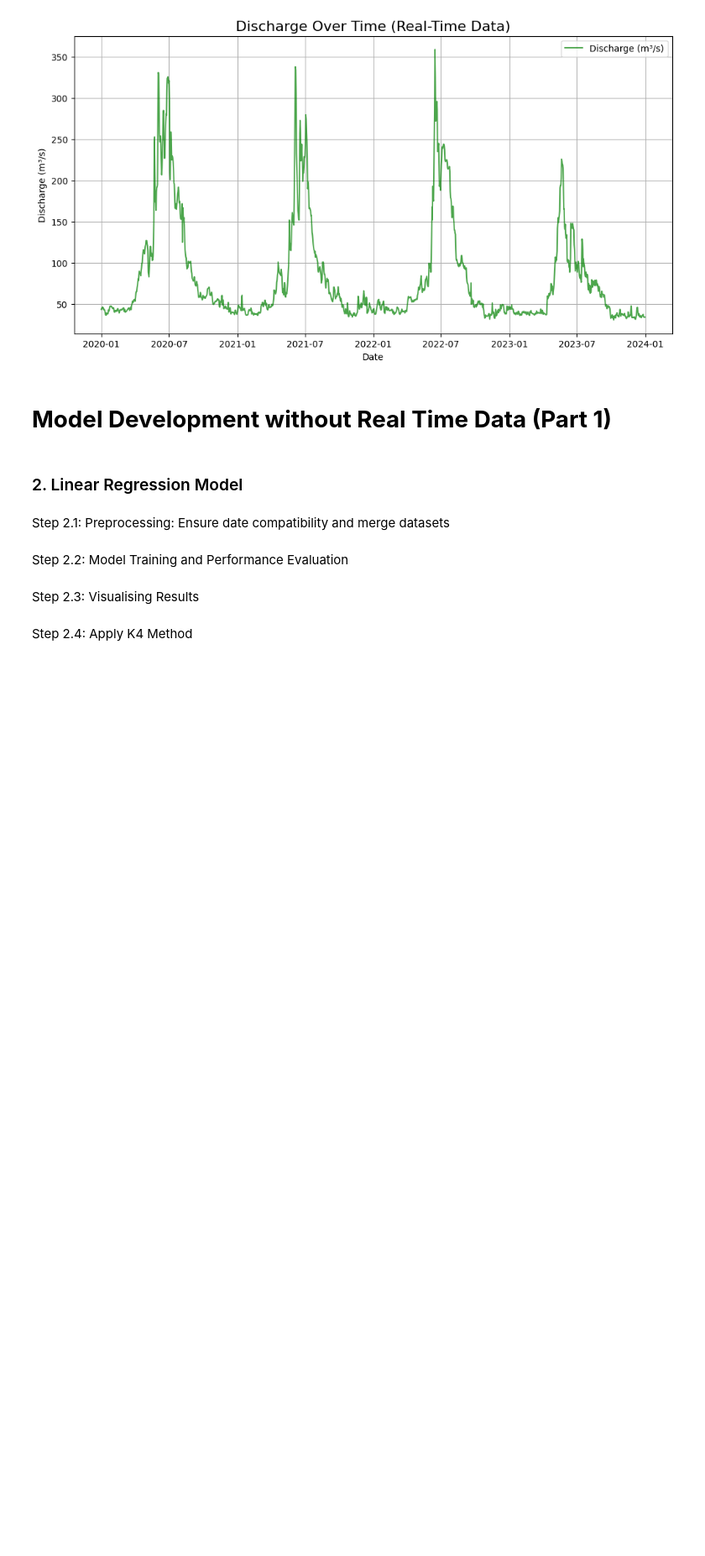
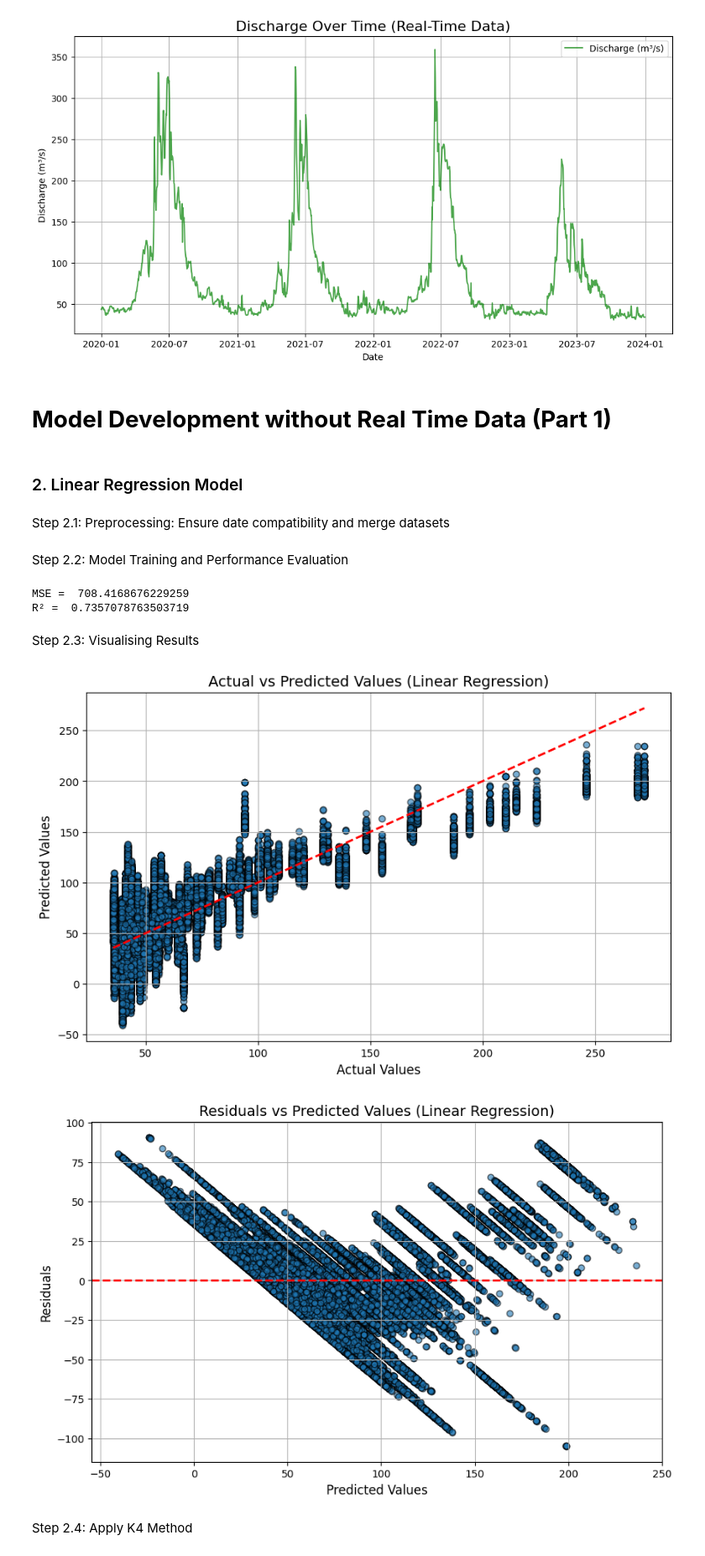
Before and after one commit to Urusha-Bajracharya3950/Engg680_Digital_Engineering_Project_Group_5, a Jupyter notebook: Model_Development/Group_Project.ipynb, the cells around one changed output. Shown at 84% size. Drawn from its saved outputs; the diff is of its cells as text; code cells hidden in the pictures; blank space fills up the shorter version.

```diff
--- a/Model_Development/Group_Project.ipynb
+++ b/Model_Development/Group_Project.ipynb
@@ -202,6 +235,50 @@ Step 2.1: Preprocessing: Ensure date compatibility and merge datasets
 # %% [markdown]
 Step 2.2: Model Training and Performance Evaluation
+# %%
+rf_model_optimized = LinearRegression()
+rf_model_optimized.fit(X_train, y_train)
+
+# Predict on the test set
+y_pred_optimized = rf_model_optimized.predict(X_test)
+
+# Evaluate the model's performance
+mse_optimized = mean_squared_error(y_test, y_pred_optimized)
+r2_optimized = r2_score(y_test, y_pred_optimized)
+
+
+# Display results
+print('MSE = ', mse_optimized)
+print('R² = ', r2_optimized)
+# %% [output]
+MSE =  708.4168676229259
+R² =  0.7357078763503719
 # %% [markdown]
 Step 2.3: Visualising Results
+# %%
+# Plot actual vs predicted values for Linear Regression
+plt.figure(figsize=(10, 6))
+plt.scatter(y_test, y_pred_optimized, alpha=0.6, edgecolors='k')
+plt.plot([y_test.min(), y_test.max()], [y_test.min(), y_test.max()], 'r--', lw=2)
+plt.title('Actual vs Predicted Values (Linear Regression)', fontsize=14)
+plt.xlabel('Actual Values', fontsize=12)
+plt.ylabel('Predicted Values', fontsize=12)
+plt.grid(True)
+plt.show()
+
+# Compute residuals for Linear Regression
+residuals = y_test - y_pred_optimized
+
+# Plot residuals
+plt.figure(figsize=(10, 6))
+plt.scatter(y_pred_optimized, residuals, alpha=0.6, edgecolors='k')
+plt.axhline(y=0, color='r', linestyle='--', lw=2)
+plt.title('Residuals vs Predicted Values (Linear Regression)', fontsize=14)
+plt.xlabel('Predicted Values', fontsize=12)
+plt.ylabel('Residuals', fontsize=12)
+plt.grid(True)
+plt.show()
+# %% [output]
+[figure, added]
+[figure, added]
 # %% [markdown]
 Step 2.4: Apply K4 Method
```
Also changed, not shown: parts of 12 cells of this notebook.
